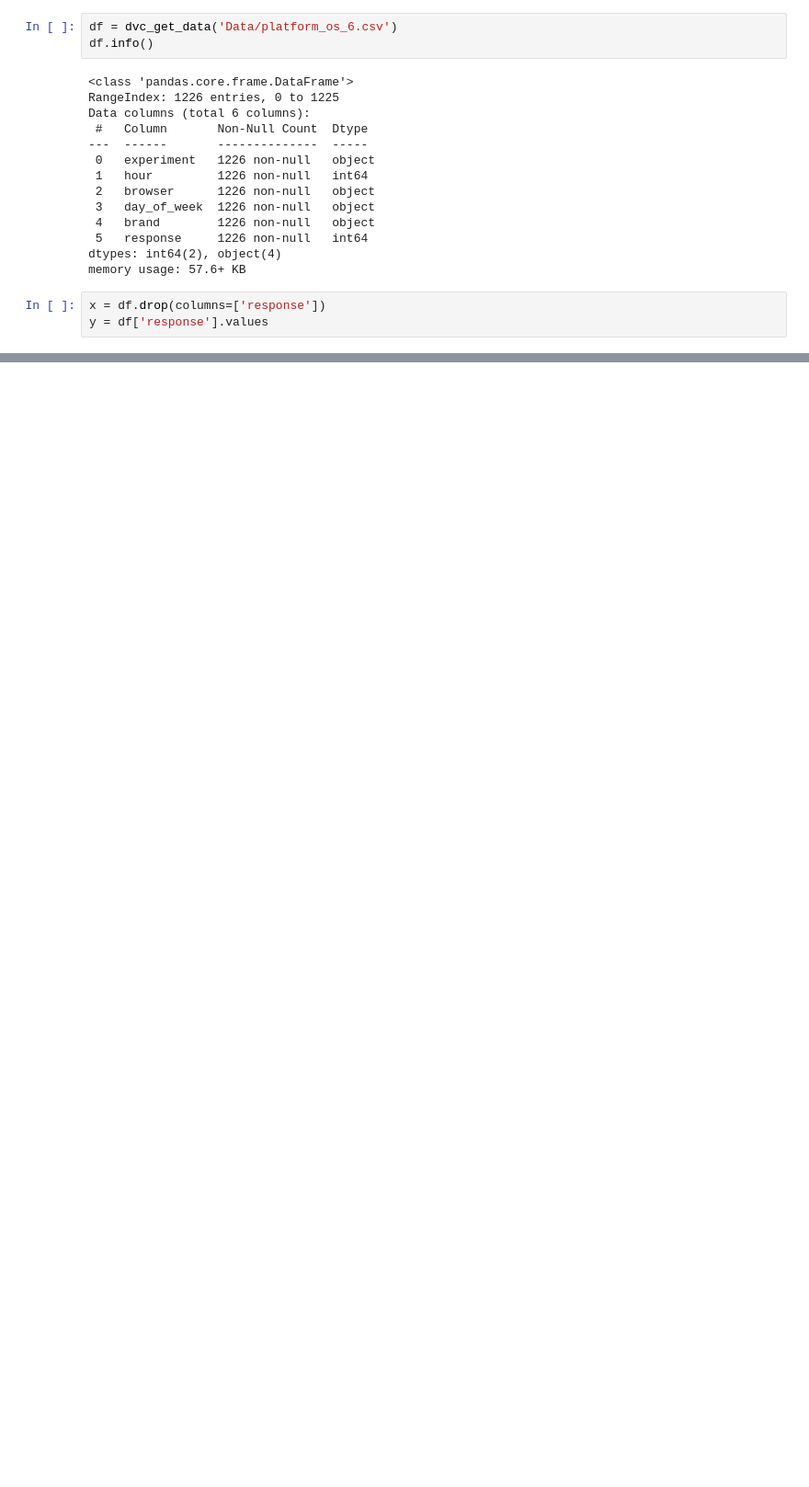
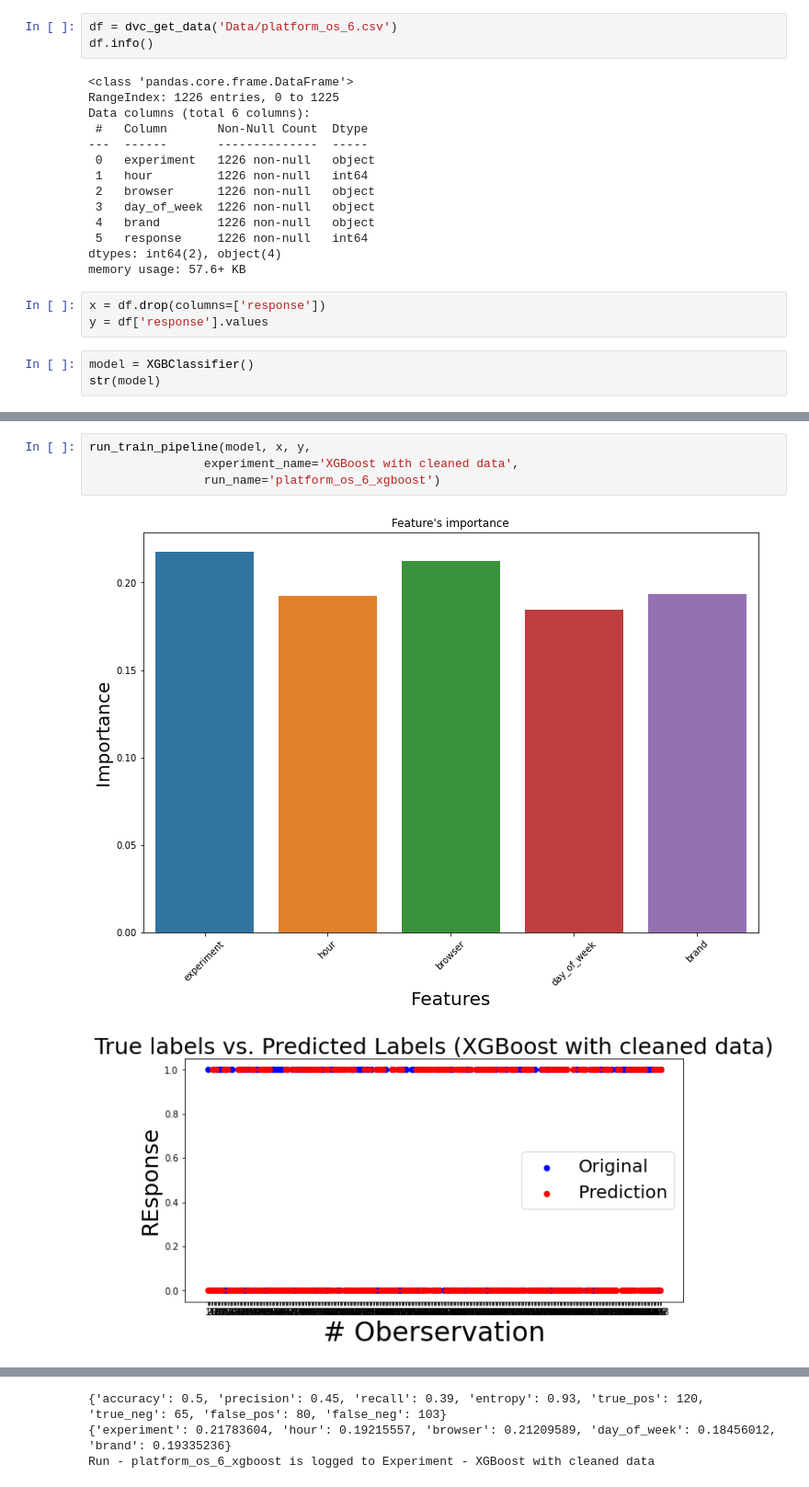
Before and after one commit to Hen0k/smartAd-abtesting, a Jupyter notebook: Notebooks/xgboost.ipynb, the cells around one changed output, grey strips where cells are left out. Shown at 92% size. Saved outputs shown, nothing was run; the diff lists cells and outputs as text; blank space fills up the shorter version.

Commit message:
xgboost

```diff
--- a/Notebooks/xgboost.ipynb
+++ b/Notebooks/xgboost.ipynb
@@ -31,3 +31,6 @@ memory usage: 57.6+ KB
 # %%
 x = df.drop(columns=['response'])
 y = df['response'].values
+# %%
+model = XGBClassifier()
+str(model)
@@ -33,0 +39,7 @@ y = df['response'].values
+# %%
+run_train_pipeline(model, x, y,
+                experiment_name='XGBoost with cleaned data',
+                run_name='platform_os_6_xgboost')
+# %% [output]
+[figure, added]
+[figure, added]
@@ -33,0 +47,3 @@ y = df['response'].values
+{'accuracy': 0.5, 'precision': 0.45, 'recall': 0.39, 'entropy': 0.93, 'true_pos': 120, 'true_neg': 65, 'false_pos': 80, 'false_neg': 103}
+{'experiment': 0.21783604, 'hour': 0.19215557, 'browser': 0.21209589, 'day_of_week': 0.18456012, 'brand': 0.19335236}
+Run - platform_os_6_xgboost is logged to Experiment - XGBoost with cleaned data
```
Also changed, not shown: parts of 6 cells of this notebook.
